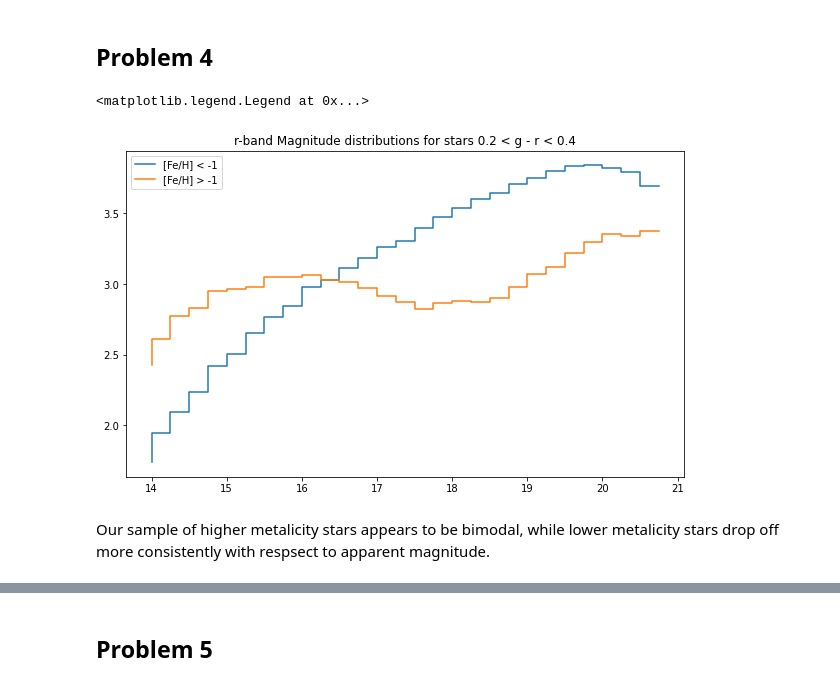
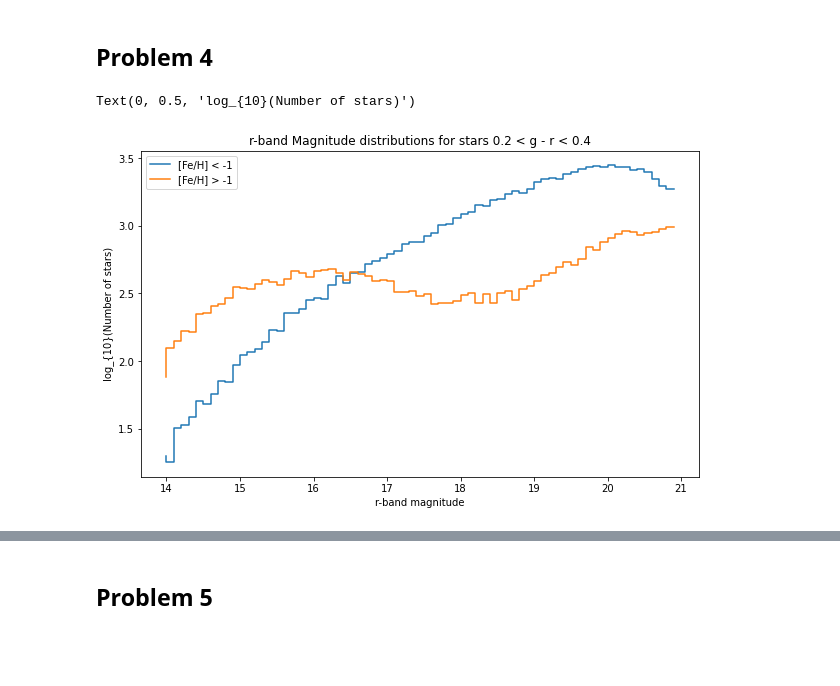
Before and after one commit to ykwang1/astr-511-w21, a Jupyter notebook: homeworks/notebooks/Homework 1.ipynb, the cells around one changed output, grey strips where cells are left out. Drawn from its saved outputs; the diff is of its cells as text; code cells hidden in the pictures; blank space fills up the shorter version.

```diff
--- a/homeworks/notebooks/Homework 1.ipynb
+++ b/homeworks/notebooks/Homework 1.ipynb
@@ -287,3 +277,0 @@ At around Z~20kpc, our sample becomes dominated by high metallicity stars again.
-# %%
-low_sample['g_r'] = low_sample['g'] - low_sample['r']
-high_sample['g_r'] = high_sample['g'] - high_sample['r']
@@ -320,10 +306,13 @@ high_counts, high_Mr = np.histogram(high_sample['r'], bins=np.linspace(14, 21, 2
 # %%
+low_counts, low_Mr = np.histogram(low_sample['r'], bins=np.linspace(14,21, 71))
+high_counts, high_Mr = np.histogram(high_sample['r'], bins=np.linspace(14, 21, 71))
+
 plt.title('r-band Magnitude distributions for stars 0.2 < g - r < 0.4')
 plt.step(low_Mr[:-1], np.log10(low_counts), label='[Fe/H] < -1')
 plt.step(high_Mr[:-1], np.log10(high_counts), label='[Fe/H] > -1')
 plt.legend()
+plt.xlabel('r-band magnitude')
+plt.ylabel(r'log_{10}(Number of stars)')
 # %% [output]
-<matplotlib.legend.Legend at 0x...>
+Text(0, 0.5, 'log_{10}(Number of stars)')
-[figure, old version]
+[figure, new version]
-# %% [markdown]
-Our sample of higher metalicity stars appears to be bimodal, while lower metalicity stars drop off more consistently with respsect to apparent magnitude.
```
Also changed, not shown: parts of 36 cells of this notebook.
